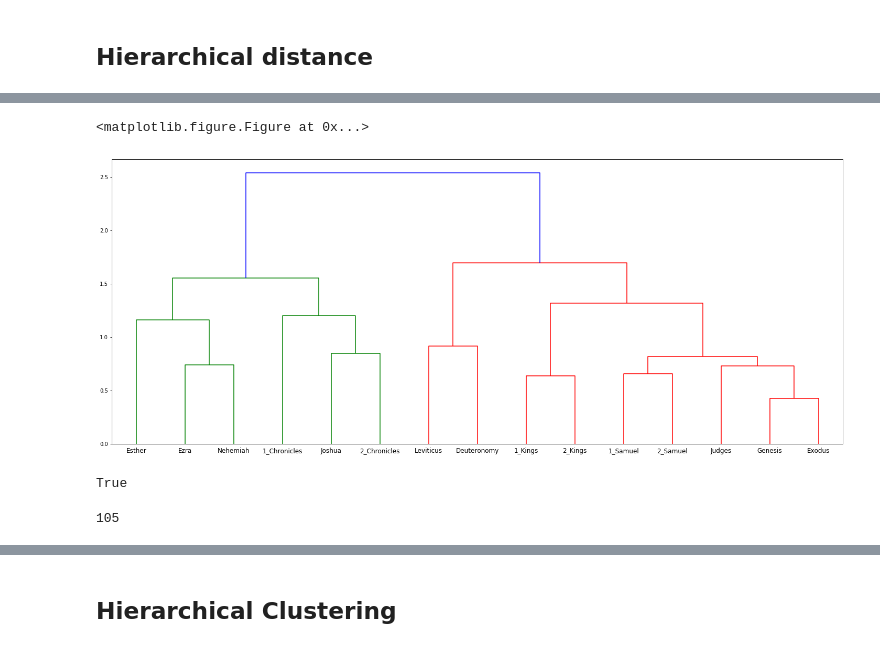
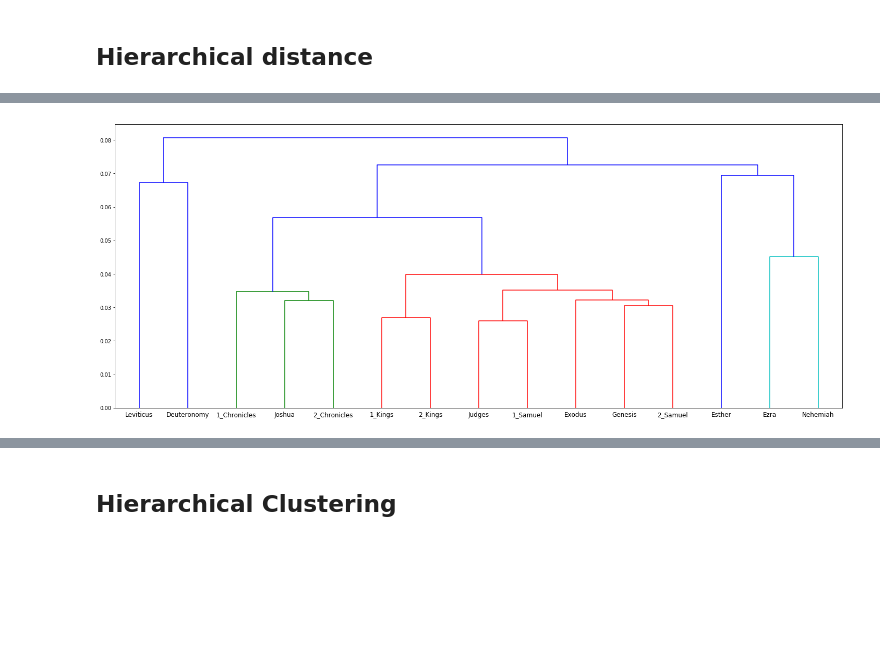
Before and after one commit to ETCBC/Probabilistic_Language_Change, a Jupyter notebook: Counting analysis.ipynb, the cells around one changed output, grey strips where cells are left out. Cells and saved outputs as stored; diff of their text form; code cells hidden in the pictures; blank space fills up the shorter version.

```diff
--- a/Counting analysis.ipynb
+++ b/Counting analysis.ipynb
@@ -296,0 +267,8 @@ def createDistanceMetric(df, books):
+# %%
+df_Count1 = df_Count.drop(["sbh","lbh"], 1)
+
+df_Dist = createCorrelationDistanceMetric(df_Count1, list(df_Count1),"kendall",1)
+df_vector = squareform(df_Dist)
+
+a = pairWiseDistances(np.matrix(df_Count1.values).T,"correlation")
+df_Dist
@@ -341,0 +307,28 @@ plt.show()
+# %%
+def bootstrappingMethod(feature_dict):
+
+    bootstrap = {}
+    for i in range(100):
+        feature_dict_bootstrap = {}
+
+        for bookname, units in feature_dict.items():
+            feature_dict_bootstrap[bookname] = np.random.choice(units, len(units))
+
+        df_Count_bootstrap, none = make_counts(feature_dict_bootstrap)
+        df_Count_bootstrap = df_Count_bootstrap.drop(["sbh","lbh"], 1)
+
+
+        df_Dist = createCorrelationDistanceMetric(df_Count_bootstrap, list(df_Count_bootstrap),"spearman",1)
+        #df_Dist = pairWiseDistances(np.matrix(df_Count1.values).T,"cosine")
+        #bootstrap[i] = df_Dist
+        bootstrap[i] = squareform(df_Dist)
+
+
+    return bootstrap
+# %%
+B = bootstrappingMethod(data)
+results = pd.DataFrame(B)
+mean = results.mean(1)
+df_dist = pd.DataFrame(squareform(mean), columns=df_Count1.keys(), index=df_Count1.keys())
+df_dist
+#results
@@ -344,14 +394,7 @@ plt.show()
 # %%
-df_Dist_1 = createDistanceMetric(df_Dist, list(df_Dist.keys()))
-Z1 = linkage(np.matrix(df_Count1.values).T,"average",'correlation')
-Z1 = linkage(df_Dist_1.T,"weighted")
+Z1 = linkage(mean,"average")
 plt.figure(figsize=(25, 10))
 dendrogram(Z1,labels = list(df_Count1))
 plt.show()
-fcluster(Z1,t = 2, criterion ="maxclust")
-is_valid_linkage(Z1)
-#lbh' Esther', '1_Chronicles', 'Ezra', '2_Chronicles', 'Nehemiah'}
 # %% [output]
-<matplotlib.figure.Figure at 0x...>
-[figure, old version]
+[figure, new version]
-True
@@ -366,4 +400,0 @@ def distanceMetricToPdist(distanceMetric):
-# %%
-len(distanceMetricToPdist(df_Dist))
-# %% [output]
-105
```
Also changed, not shown: parts of 27 cells of this notebook.
